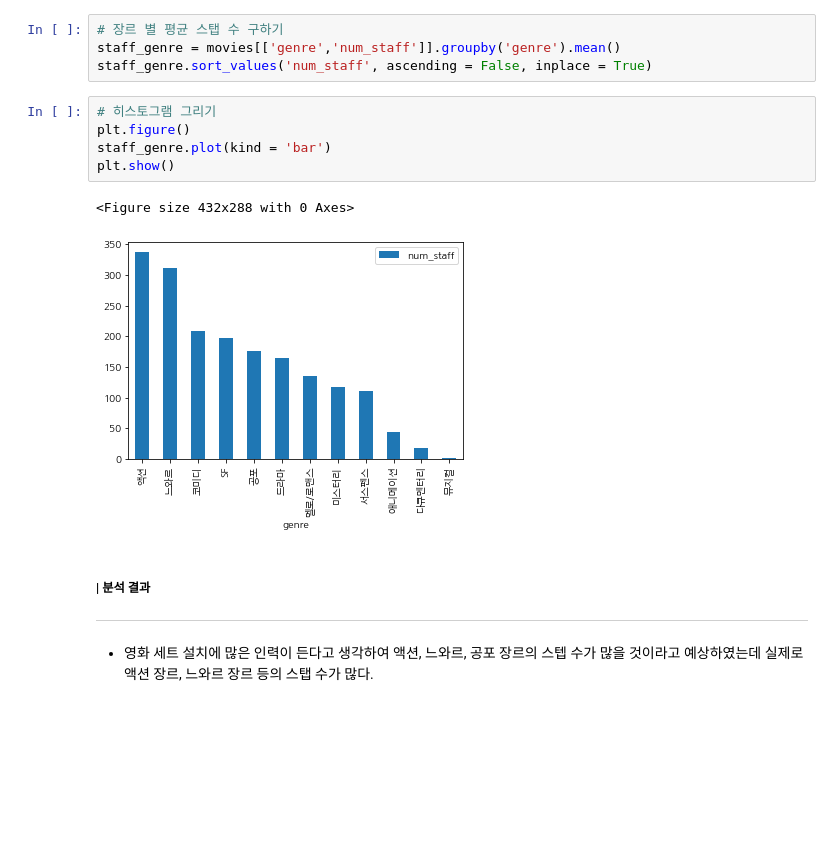
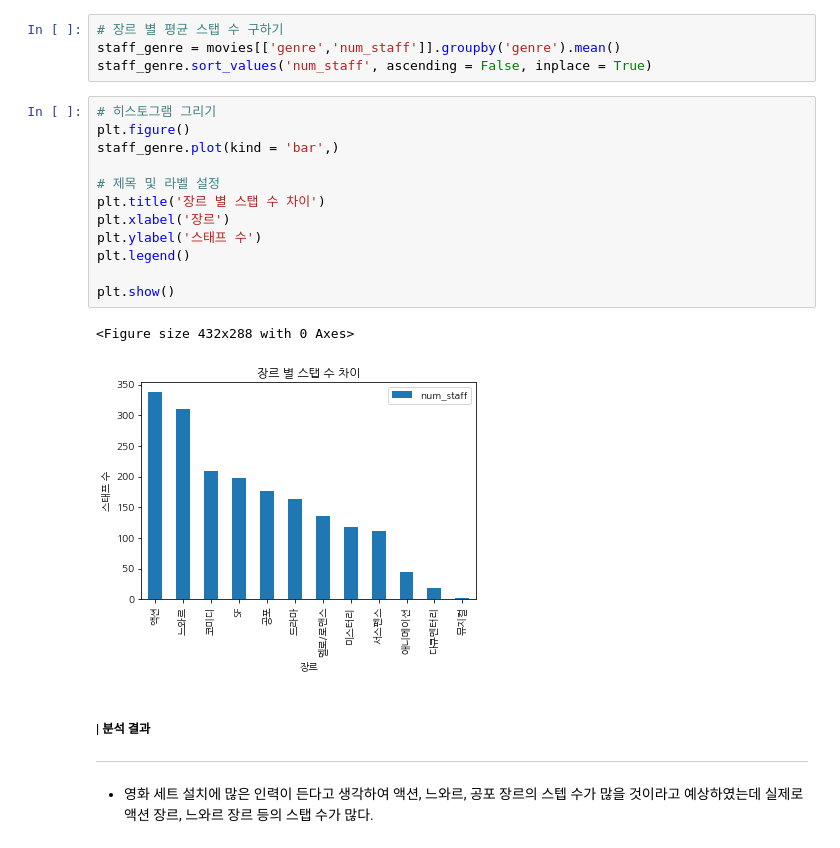
Before and after one commit to Dkepffl/2022-1-ESAA, a Jupyter notebook: MiniProject/Mini_Project_movies.ipynb, the cells around one changed output. Saved outputs shown, nothing was run; the diff lists cells and outputs as text; blank space fills up the shorter version.

```diff
--- a/MiniProject/Mini_Project_movies.ipynb
+++ b/MiniProject/Mini_Project_movies.ipynb
@@ -198,11 +198,18 @@ staff_genre.sort_values('num_staff', ascending = False, inplace = True)
 # %%
 # 히스토그램 그리기
 plt.figure()
-staff_genre.plot(kind = 'bar')
+staff_genre.plot(kind = 'bar',)
+
+# 제목 및 라벨 설정
+plt.title('장르 별 스탭 수 차이')
+plt.xlabel('장르')
+plt.ylabel('스태프 수')
+plt.legend()
+
 plt.show()
 # %% [output]
 <Figure size 432x288 with 0 Axes>
-[figure, old version]
+[figure, new version]
 # %% [markdown]
  ##### | 분석 결과
  ___
```
Also changed, not shown: parts of 8 cells of this notebook.
